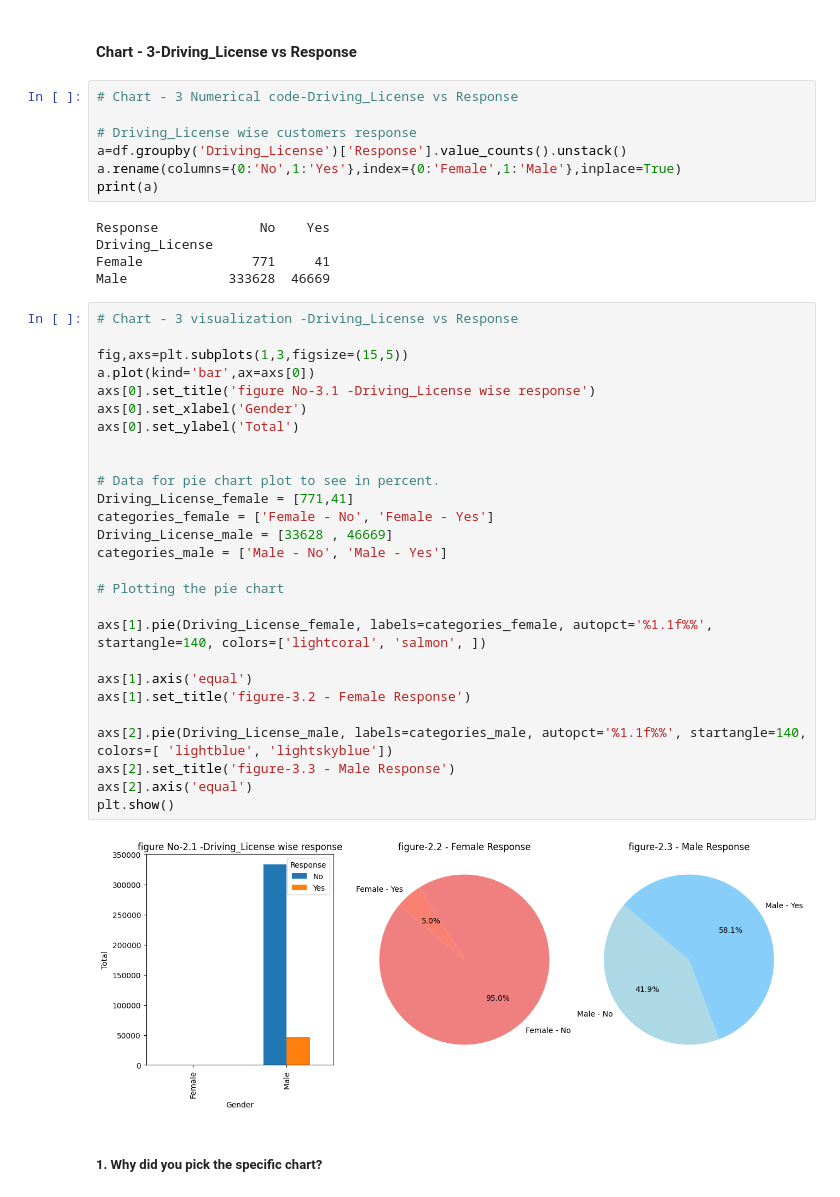
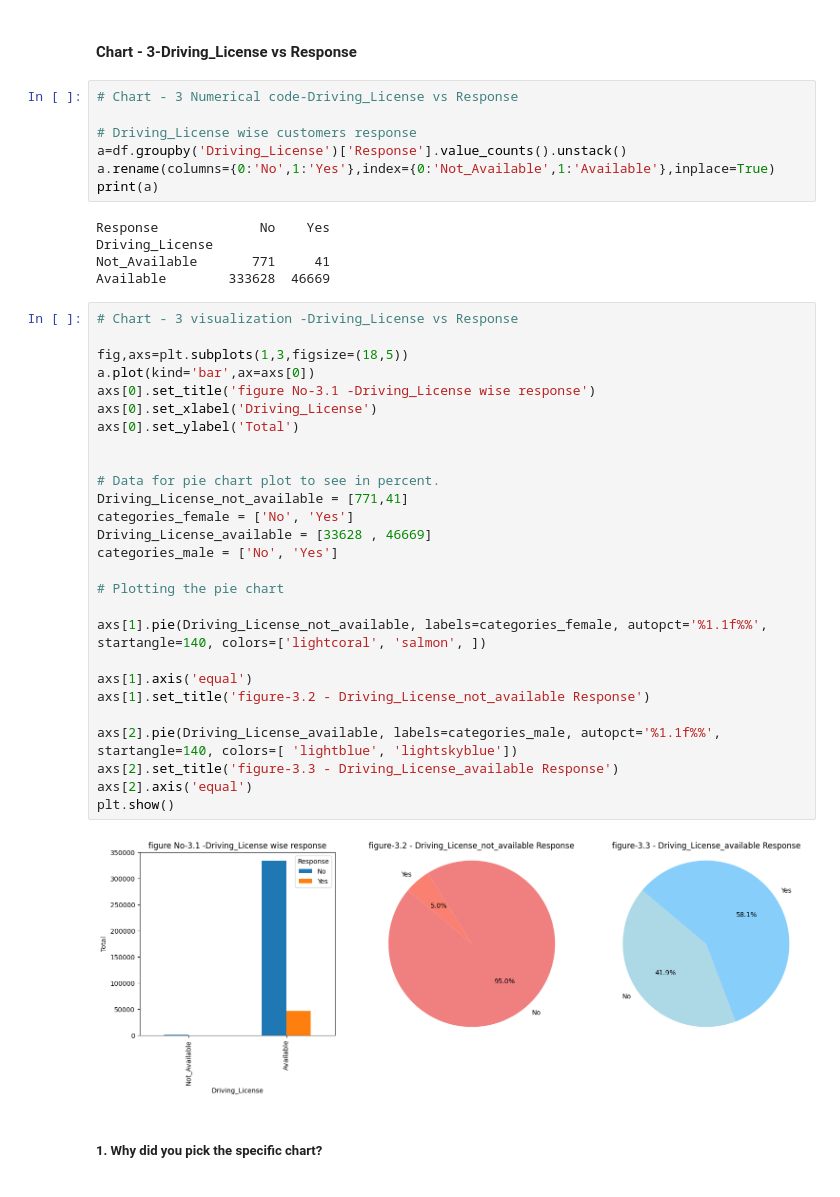
Before and after one commit to chetansgode/Health_Insurance_Cross_Sales_Prediction_classification, a Jupyter notebook: Health_Insurance_Cross_Sales_Prediction_classification.ipynb, the cells around one changed output. Cells and saved outputs as stored; diff of their text form.

Commit message:
Done 7 Chart

```diff
--- a/Health_Insurance_Cross_Sales_Prediction_classification.ipynb
+++ b/Health_Insurance_Cross_Sales_Prediction_classification.ipynb
@@ -477,42 +477,42 @@ Are there any insights that lead to negative growth? Justify with specific reaso
 
 # Driving_License wise customers response
 a=df.groupby('Driving_License')['Response'].value_counts().unstack()
-a.rename(columns={0:'No',1:'Yes'},index={0:'Female',1:'Male'},inplace=True)
+a.rename(columns={0:'No',1:'Yes'},index={0:'Not_Available',1:'Available'},inplace=True)
 print(a)
 # %% [output]
 Response             No    Yes
 Driving_License
-Female              771     41
-Male             333628  46669
+Not_Available       771     41
+Available        333628  46669
 # %%
 # Chart - 3 visualization -Driving_License vs Response
 
-fig,axs=plt.subplots(1,3,figsize=(15,5))
+fig,axs=plt.subplots(1,3,figsize=(18,5))
 a.plot(kind='bar',ax=axs[0])
 axs[0].set_title('figure No-3.1 -Driving_License wise response')
-axs[0].set_xlabel('Gender')
+axs[0].set_xlabel('Driving_License')
 axs[0].set_ylabel('Total')
 
 
 # Data for pie chart plot to see in percent.
-Driving_License_female = [771,41]
-categories_female = ['Female - No', 'Female - Yes']
-Driving_License_male = [33628 , 46669]
-categories_male = ['Male - No', 'Male - Yes']
+Driving_License_not_available = [771,41]
+categories_female = ['No', 'Yes']
+Driving_License_available = [33628 , 46669]
+categories_male = ['No', 'Yes']
 
 # Plotting the pie chart
 
-axs[1].pie(Driving_License_female, labels=categories_female, autopct='%1.1f%%', startangle=140, colors=['lightcoral', 'salmon', ])
+axs[1].pie(Driving_License_not_available, labels=categories_female, autopct='%1.1f%%', startangle=140, colors=['lightcoral', 'salmon', ])
 
 axs[1].axis('equal')
-axs[1].set_title('figure-3.2 - Female Response')
+axs[1].set_title('figure-3.2 - Driving_License_not_available Response')
 
-axs[2].pie(Driving_License_male, labels=categories_male, autopct='%1.1f%%', startangle=140, colors=[ 'lightblue', 'lightskyblue'])
-axs[2].set_title('figure-3.3 - Male Response')
+axs[2].pie(Driving_License_available, labels=categories_male, autopct='%1.1f%%', startangle=140, colors=[ 'lightblue', 'lightskyblue'])
+axs[2].set_title('figure-3.3 - Driving_License_available Response')
 axs[2].axis('equal')
 plt.show()
 # %% [output]
-[figure, old version]
+[figure, new version]
 # %% [markdown]
 ##### 1. Why did you pick the specific chart?
 # %% [markdown]
```
Also changed, not shown: parts of 33 cells of this notebook.
